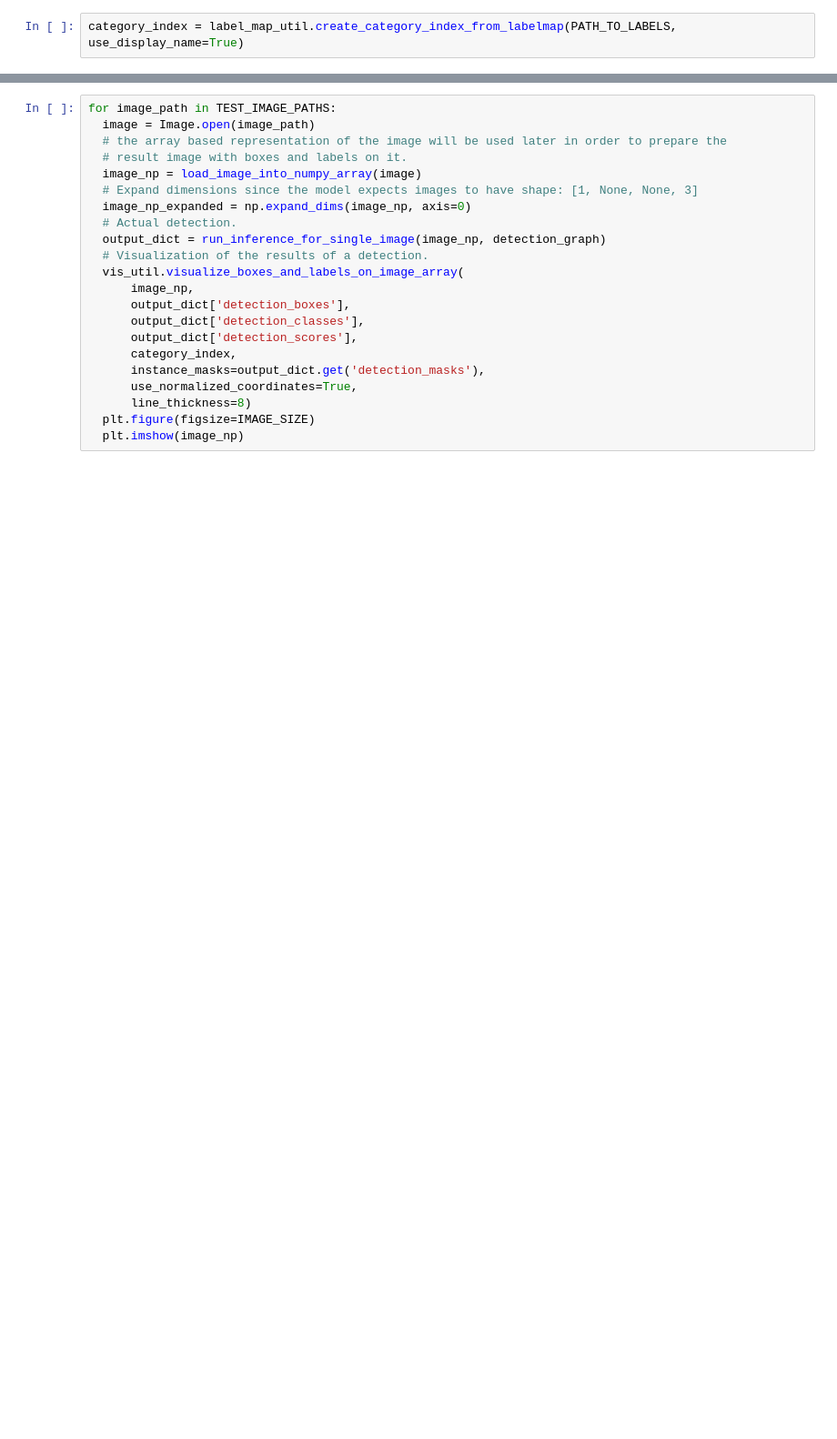
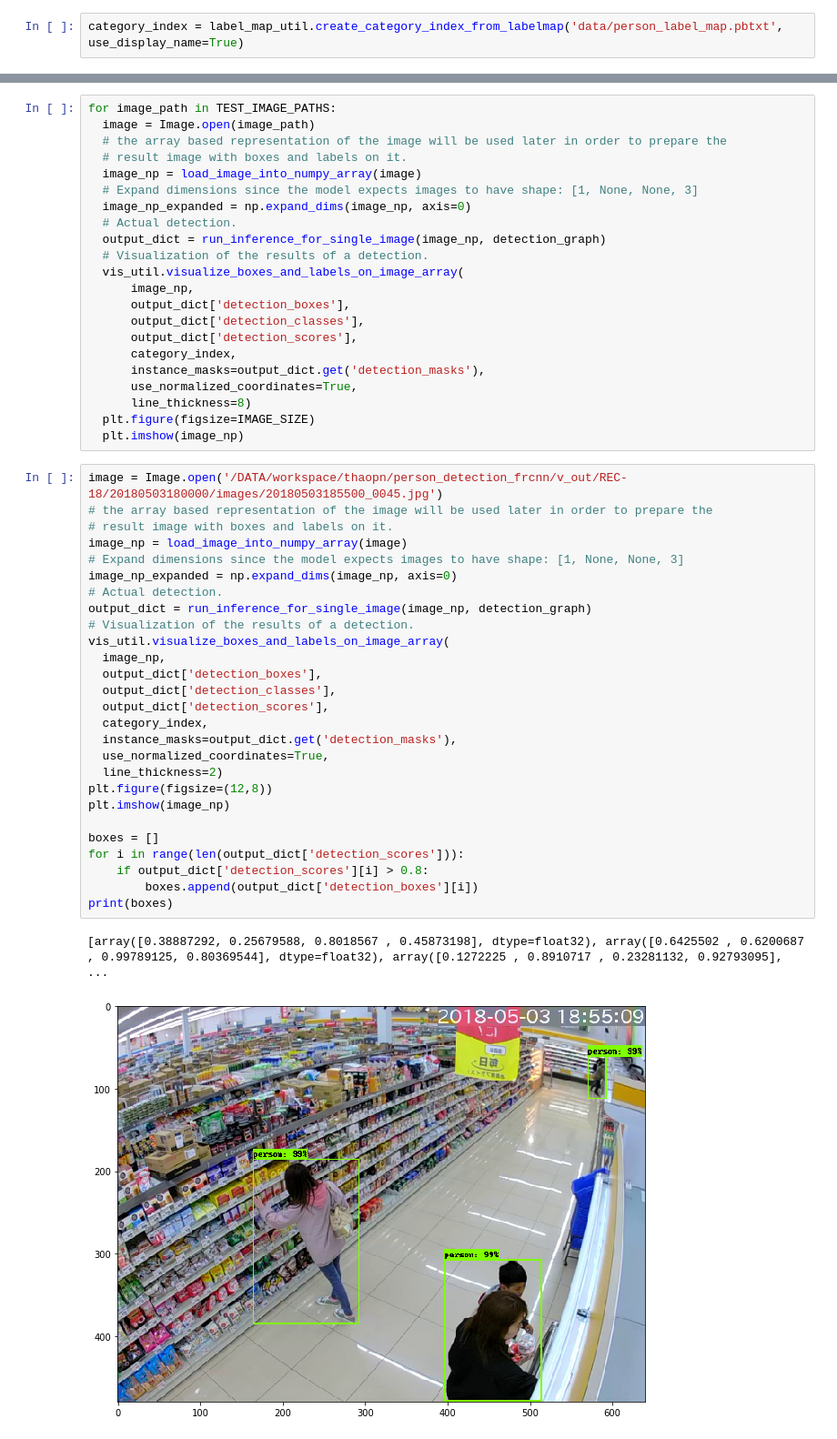
Before and after one commit to ThaoPN/models, a Jupyter notebook: research/object_detection/person_detection.ipynb, the cells around one changed output, grey strips where cells are left out. Shown: that part at 91% size. Cells and saved outputs as stored; diff of their text form; blank space fills up the shorter version.

```diff
--- a/research/object_detection/person_detection.ipynb
+++ b/research/object_detection/person_detection.ipynb
@@ -79,7 +76,7 @@ with detection_graph.as_default():
 ## Loading label map
 Label maps map indices to category names, so that when our convolution network predicts `5`, we know that this corresponds to `airplane`.  Here we use internal utility functions, but anything that returns a dictionary mapping integers to appropriate string labels would be fine
 # %%
-category_index = label_map_util.create_category_index_from_labelmap(PATH_TO_LABELS, use_display_name=True)
+category_index = label_map_util.create_category_index_from_labelmap('data/person_label_map.pbtxt', use_display_name=True)
 # %% [markdown]
 ## Helper code
 # %%
@@ -167,3 +164,33 @@ for image_path in TEST_IMAGE_PATHS:
       line_thickness=8)
   plt.figure(figsize=IMAGE_SIZE)
   plt.imshow(image_np)
+# %%
+image = Image.open('/DATA/workspace/thaopn/person_detection_frcnn/v_out/REC-18/20180503180000/images/20180503185500_0045.jpg')
+# the array based representation of the image will be used later in order to prepare the
+# result image with boxes and labels on it.
+image_np = load_image_into_numpy_array(image)
+# Expand dimensions since the model expects images to have shape: [1, None, None, 3]
+image_np_expanded = np.expand_dims(image_np, axis=0)
+# Actual detection.
+output_dict = run_inference_for_single_image(image_np, detection_graph)
+# Visualization of the results of a detection.
+vis_util.visualize_boxes_and_labels_on_image_array(
+  image_np,
+  output_dict['detection_boxes'],
+  output_dict['detection_classes'],
+  output_dict['detection_scores'],
+  category_index,
+  instance_masks=output_dict.get('detection_masks'),
+  use_normalized_coordinates=True,
+  line_thickness=2)
+plt.figure(figsize=(12,8))
+plt.imshow(image_np)
+
+boxes = []
+for i in range(len(output_dict['detection_scores'])):
+    if output_dict['detection_scores'][i] > 0.8:
+        boxes.append(output_dict['detection_boxes'][i])
+print(boxes)
+# %% [output]
+[array([0.38887292, 0.25679588, 0.8018567 , 0.45873198], dtype=float32), array([0.6425502 , 0.6200687 , 0.99789125, 0.80369544], dtype=float32), array([0.1272225 , 0.8910717 , 0.23281132, 0.92793095], ...
+[figure, added]
```
Also changed, not shown: parts of 5 cells of this notebook, 4 other files.
